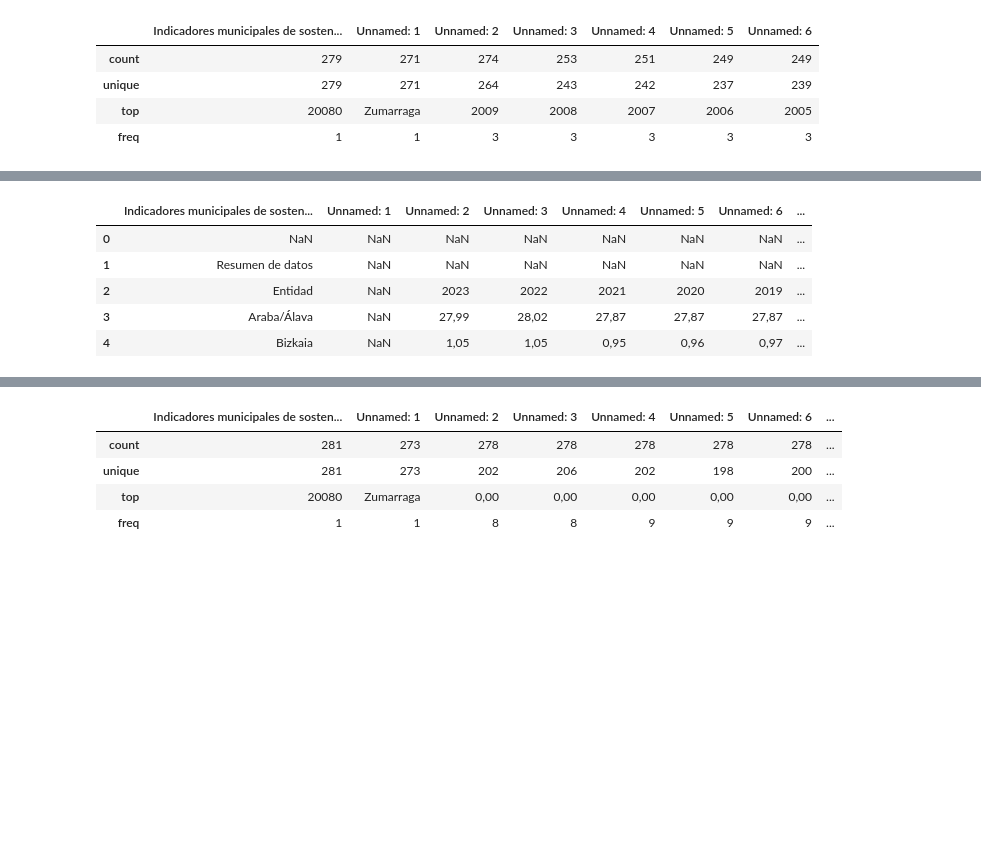
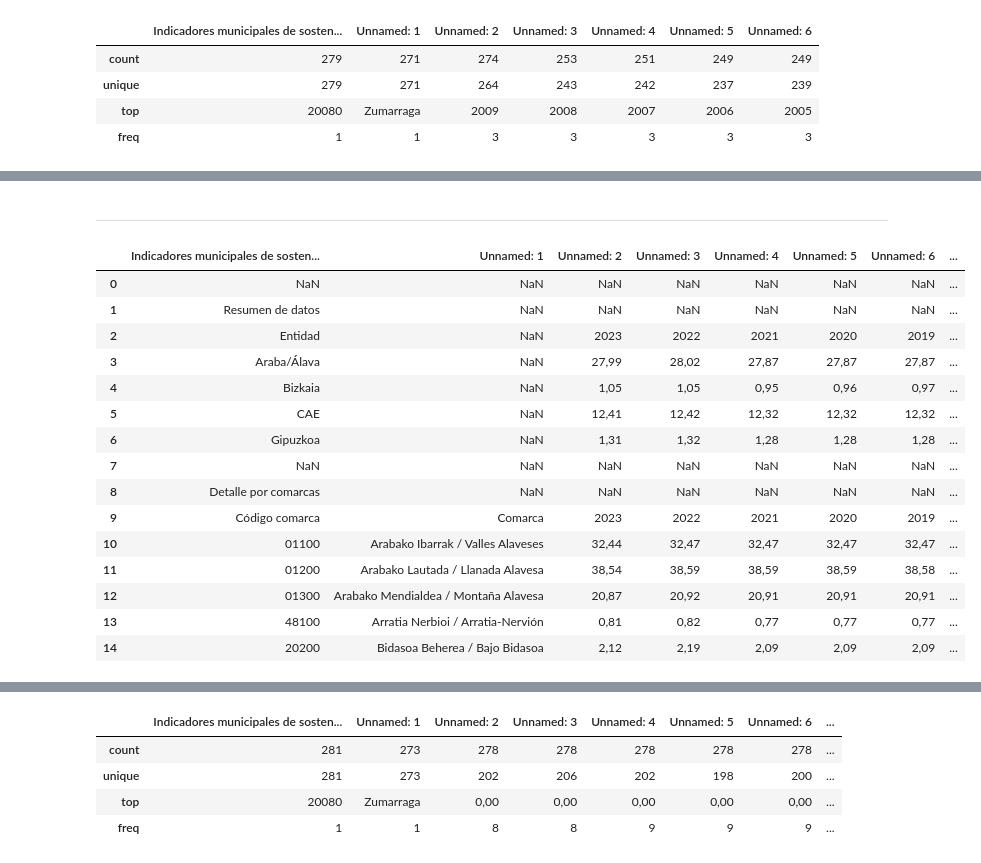
Before and after one commit to AnaExposito/EDA_ZONAS_VERDES, a Jupyter notebook: jupiter_zonas_verdes/Jupiter_zonas_verdes.ipynb, the cells around one changed output, grey strips where cells are left out. Cells and saved outputs as stored; diff of their text form; code cells hidden in the pictures; blank space fills up the shorter version.

```diff
--- a/jupiter_zonas_verdes/Jupiter_zonas_verdes.ipynb
+++ b/jupiter_zonas_verdes/Jupiter_zonas_verdes.ipynb
@@ -83,14 +271,26 @@ zonas_verdes_persona.describe()
+# %% [markdown]
+-------------
 # %%
 supeficie_agricola = pd.read_csv(
     '../data_zonas_verdes/Superficie agricola (% s_ superficie total).csv',
     sep=';',
     encoding='latin1')
 # %%
-supeficie_agricola.head()
+supeficie_agricola.head(15)
 # %% [output]
 |  | Indicadores municipales de sosten... | Unnamed: 1 | Unnamed: 2 | Unnamed: 3 | Unnamed: 4 | Unnamed: 5 | Unnamed: 6 | ... |
 | 0 | NaN | NaN | NaN | NaN | NaN | NaN | NaN | ... |
 | 1 | Resumen de datos | NaN | NaN | NaN | NaN | NaN | NaN | ... |
 | 2 | Entidad | NaN | 2023 | 2022 | 2021 | 2020 | 2019 | ... |
 | 3 | Araba/Álava | NaN | 27,99 | 28,02 | 27,87 | 27,87 | 27,87 | ... |
 | 4 | Bizkaia | NaN | 1,05 | 1,05 | 0,95 | 0,96 | 0,97 | ... |
+| 5 | CAE | NaN | 12,41 | 12,42 | 12,32 | 12,32 | 12,32 | ... |
+| 6 | Gipuzkoa | NaN | 1,31 | 1,32 | 1,28 | 1,28 | 1,28 | ... |
+| 7 | NaN | NaN | NaN | NaN | NaN | NaN | NaN | ... |
+| 8 | Detalle por comarcas | NaN | NaN | NaN | NaN | NaN | NaN | ... |
+| 9 | Código comarca | Comarca | 2023 | 2022 | 2021 | 2020 | 2019 | ... |
+| 10 | 01100 | Arabako Ibarrak / Valles Alaveses | 32,44 | 32,47 | 32,47 | 32,47 | 32,47 | ... |
+| 11 | 01200 | Arabako Lautada / Llanada Alavesa | 38,54 | 38,59 | 38,59 | 38,59 | 38,58 | ... |
+| 12 | 01300 | Arabako Mendialdea / Montaña Alavesa | 20,87 | 20,92 | 20,91 | 20,91 | 20,91 | ... |
+| 13 | 48100 | Arratia Nerbioi / Arratia-Nervión | 0,81 | 0,82 | 0,77 | 0,77 | 0,77 | ... |
+| 14 | 20200 | Bidasoa Beherea / Bajo Bidasoa | 2,12 | 2,19 | 2,09 | 2,09 | 2,09 | ... |
```
Also changed, not shown: parts of 69 cells of this notebook.
